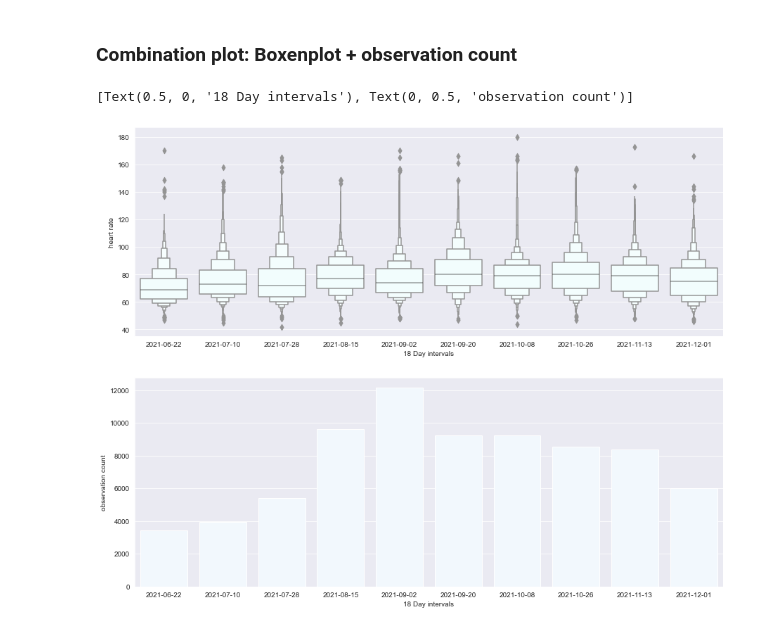
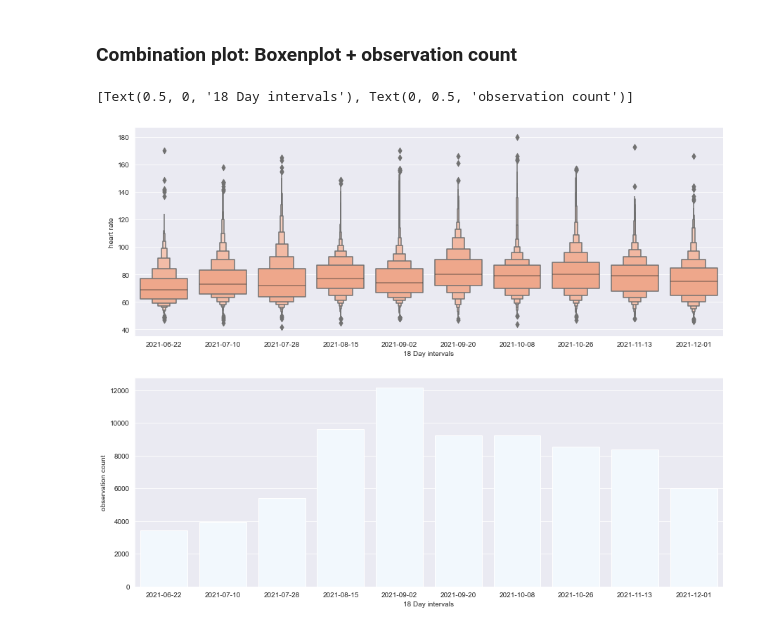
Before and after one commit to trin5tensa/apple_health_analysis, a Jupyter notebook: Notebooks/Heart Rate Boxenplot.ipynb, the cells around one changed output. Saved outputs shown, nothing was run; the diff lists cells and outputs as text; code cells hidden in the pictures.

```diff
--- a/Notebooks/Heart Rate Boxenplot.ipynb
+++ b/Notebooks/Heart Rate Boxenplot.ipynb
@@ -141,23 +142,23 @@ memory usage: 9.4+ MB
 # %%
 fig, axes = pyplot.subplots(nrows=2, ncols=1, figsize=(15, 12))
 
 seaborn.boxenplot(data=ds2,
                   x='bucket', y='heart rate',
                   ax=axes[0],
-                  palette=['azure']
+                  palette=['lightsalmon']
                   )
 
 seaborn.countplot(data=ds2,
                   x='bucket',
                   ax=axes[1],
                   palette=['aliceblue']
                   )
 
 axes[0].set(xlabel=f'{bucket_size} Day intervals')
 axes[1].set(xlabel=f'{bucket_size} Day intervals', ylabel='observation count')
 # %% [output]
 [Text(0.5, 0, '18 Day intervals'), Text(0, 0.5, 'observation count')]
-[figure, old version]
+[figure, new version]
 # %%
 # Save the plots
 fig.savefig(heart_rate_jpg)
```
Also changed, not shown: parts of 1 cell of this notebook, 8 other files.
